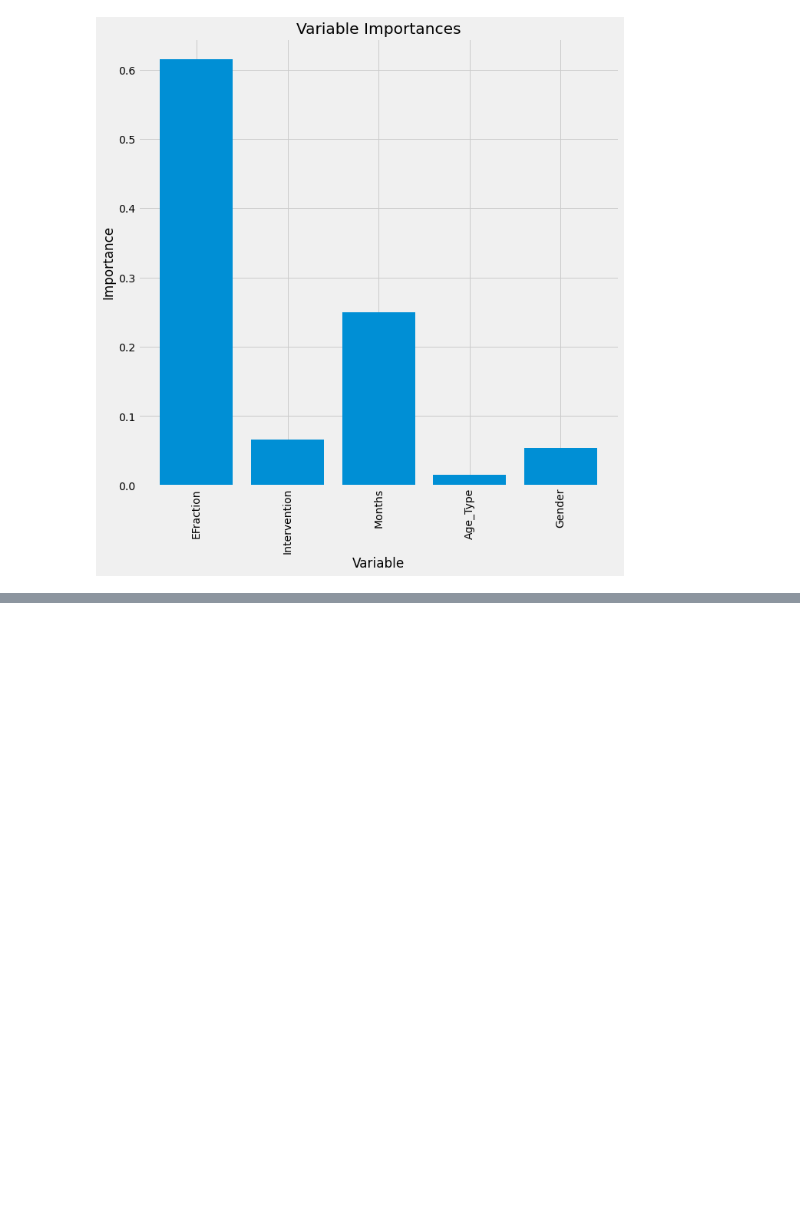
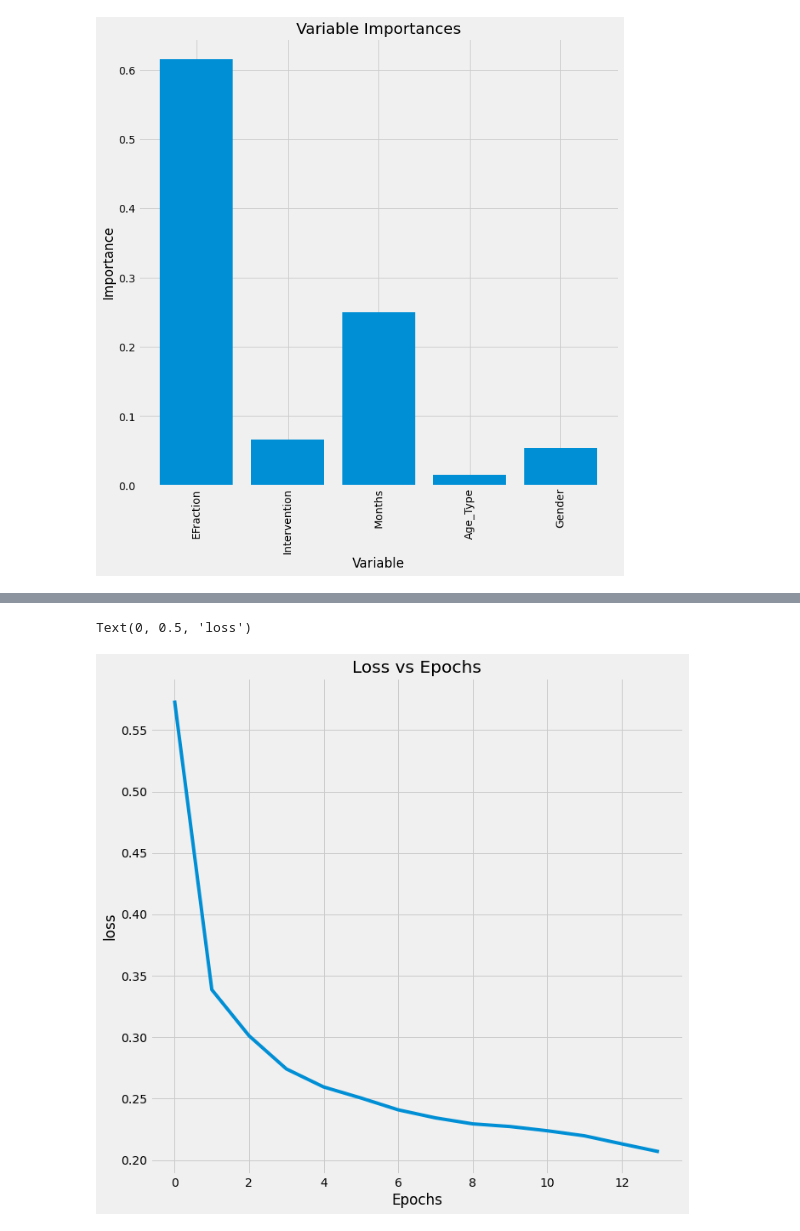
Before and after one commit to DGulati/Erdos_2022_ClinicalTrialsProject, a Jupyter notebook: Cancer_Notebook.ipynb, the cells around one changed output, grey strips where cells are left out. Saved outputs shown, nothing was run; the diff lists cells and outputs as text; code cells hidden in the pictures; blank space fills up the shorter version.

Commit message:
Modeling Cancer

```diff
--- a/Cancer_Notebook.ipynb
+++ b/Cancer_Notebook.ipynb
@@ -215,0 +218,4 @@ SyntaxError: invalid syntax (2357089093.py, line 1)
+# %%
+from sklearn.preprocessing import StandardScaler
+sc = StandardScaler()
+x = sc.fit_transform(x)
@@ -215,0 +255,29 @@ SyntaxError: invalid syntax (2357089093.py, line 1)
+# %%
+#hyper parameters
+learning_rate = 0.01
+epochs = 700
+# Model , Optimizer, Loss
+model = Net(input_shape=x.shape[1])
+optimizer = T.optim.SGD(model.parameters(),lr=learning_rate)
+loss_fn = nn.BCELoss()
+# %%
+#forward loop
+losses = []
+accur = []
+for i in range(epochs):
+    for j,(x_train,y_train) in enumerate(trainloader):
+        #calculate outpuT
+        output = model(x_train)
+        #calculate loss
+        loss = loss_fn(output,y_train.reshape(-1,1))
+        #accuracy
+        predicted = model(T.tensor(x,dtype=T.float32))
+        acc = (predicted.reshape(-1).detach().numpy().round() == y).mean()
+        #backprop
+        optimizer.zero_grad()
+        loss.backward()
+        optimizer.step()
+    if i%50 == 0:
+        losses.append(loss)
+        accur.append(acc)
+        print("epoch {}\tloss : {}\t accuracy : {}".format(i,loss,acc))
@@ -215,0 +316,10 @@ SyntaxError: invalid syntax (2357089093.py, line 1)
+# %%
+#plotting the loss
+
+plt.plot(T.stack(losses).cpu().detach().numpy())
+plt.title('Loss vs Epochs')
+plt.xlabel('Epochs')
+plt.ylabel('loss')
+# %% [output]
+Text(0, 0.5, 'loss')
+[figure, added]
```
Also changed, not shown: parts of 13 cells of this notebook, 1 other file.
